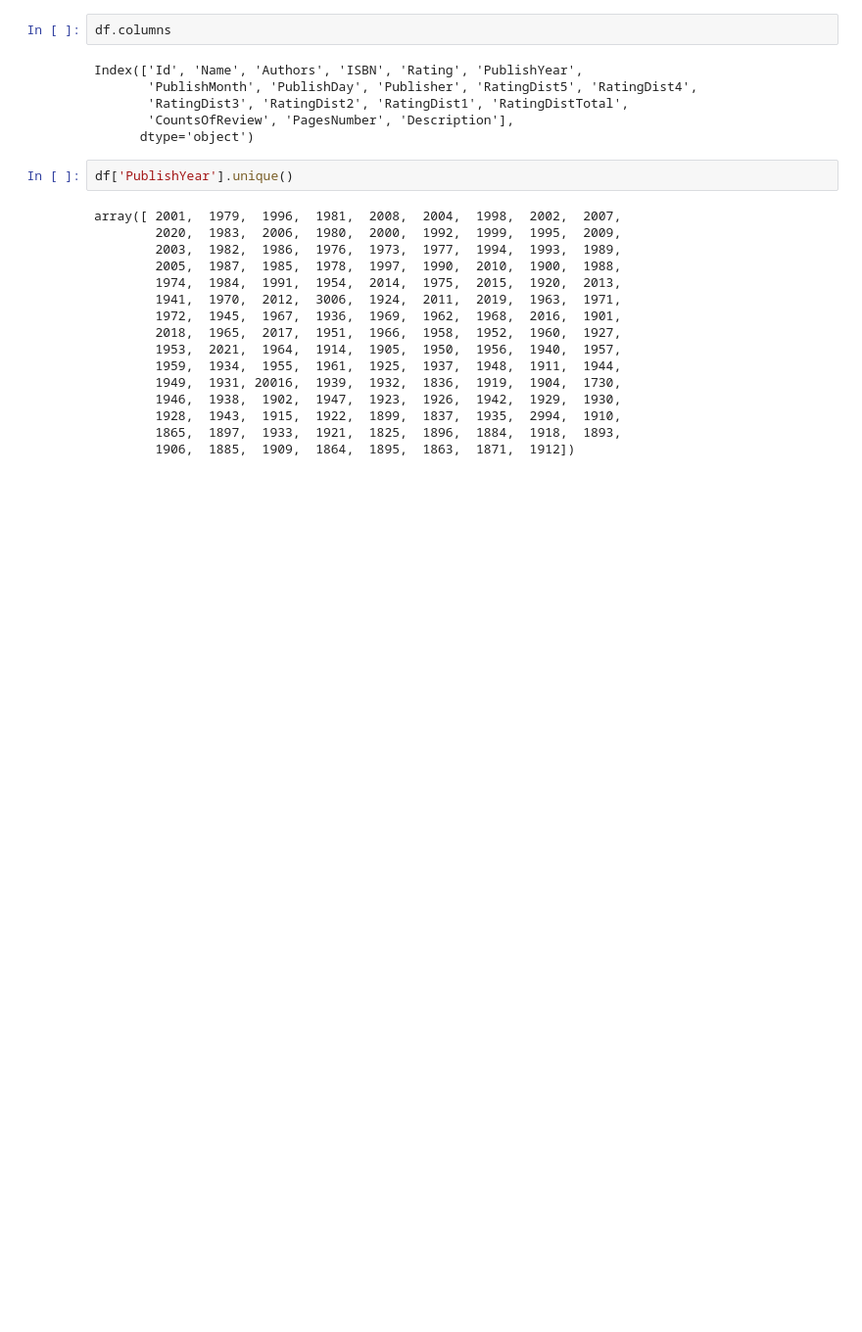
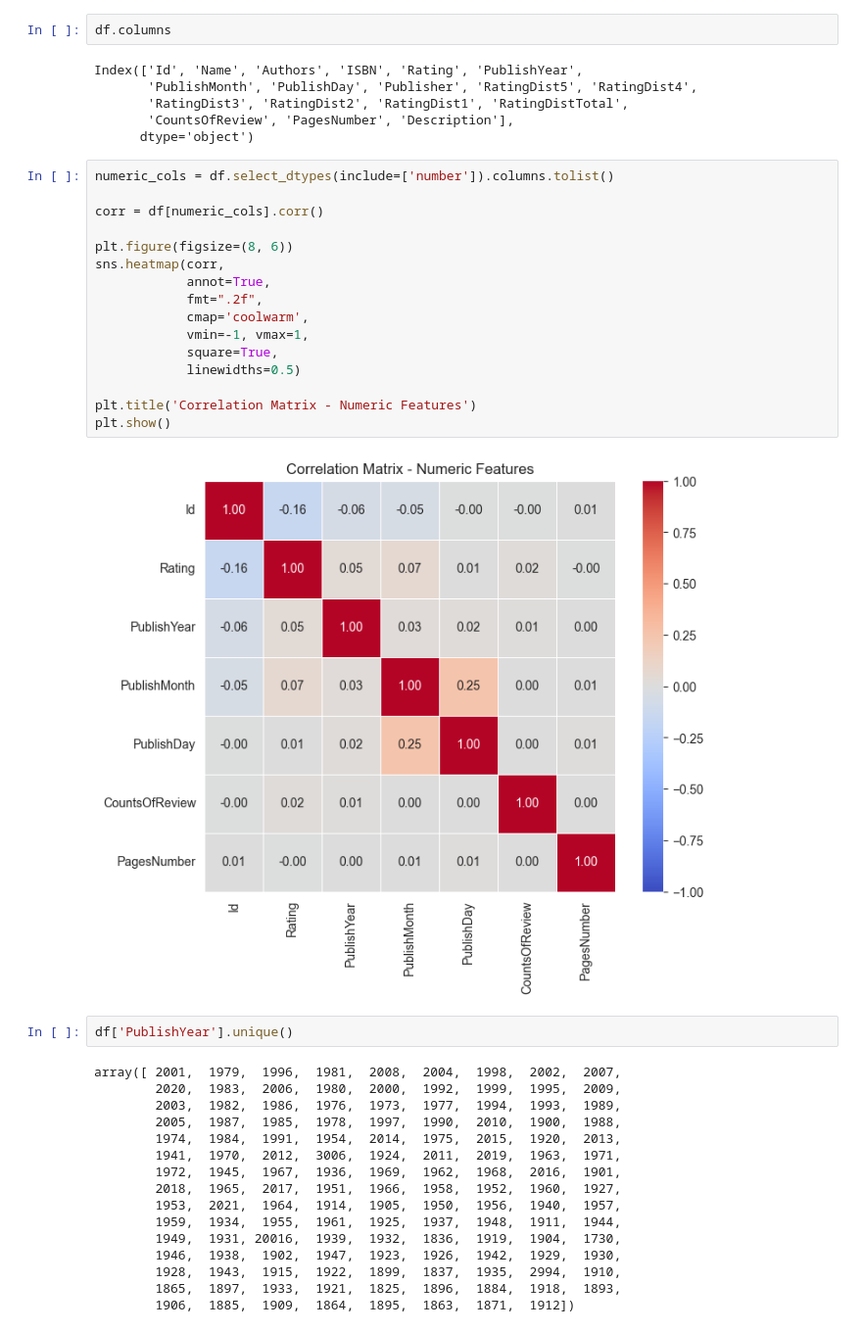
Before and after one commit to Fatemenamdar20/Book_recommendation_sy, a Jupyter notebook: book.ipynb, the cells around one changed output. Shown at 98% size. Saved outputs shown, nothing was run; the diff lists cells and outputs as text; blank space fills up the shorter version.

```diff
--- a/book.ipynb
+++ b/book.ipynb
@@ -131,6 +128,24 @@ Index(['Id', 'Name', 'Authors', 'ISBN', 'Rating', 'PublishYear',
        'RatingDist3', 'RatingDist2', 'RatingDist1', 'RatingDistTotal',
        'CountsOfReview', 'PagesNumber', 'Description'],
       dtype='object')
+# %%
+numeric_cols = df.select_dtypes(include=['number']).columns.tolist()
+
+corr = df[numeric_cols].corr()
+
+plt.figure(figsize=(8, 6))
+sns.heatmap(corr,
+            annot=True,
+            fmt=".2f",
+            cmap='coolwarm',
+            vmin=-1, vmax=1,
+            square=True,
+            linewidths=0.5)
+
+plt.title('Correlation Matrix - Numeric Features')
+plt.show()
+# %% [output]
+[figure, added]
 # %%
 df['PublishYear'].unique()
 # %% [output]
```
Also changed, not shown: parts of 26 cells of this notebook.
